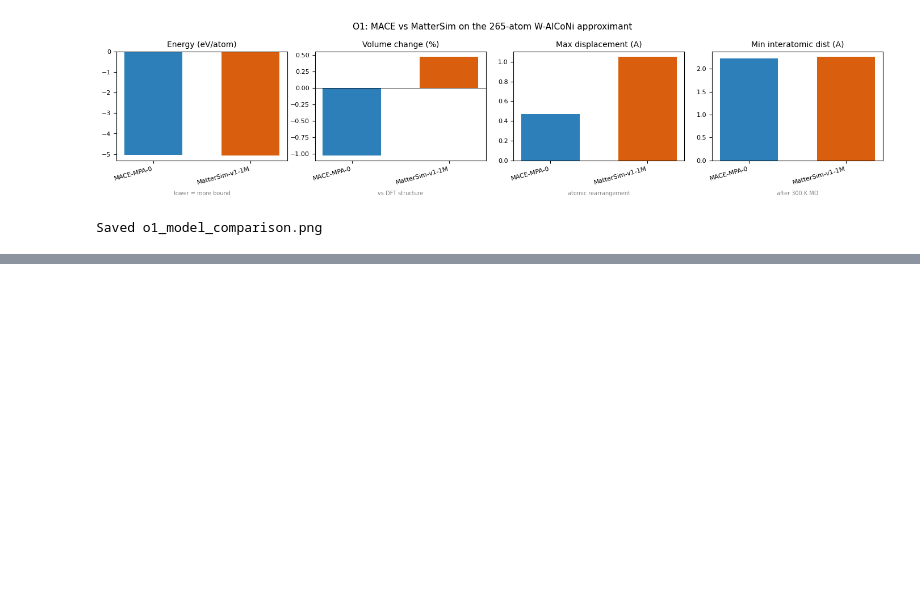
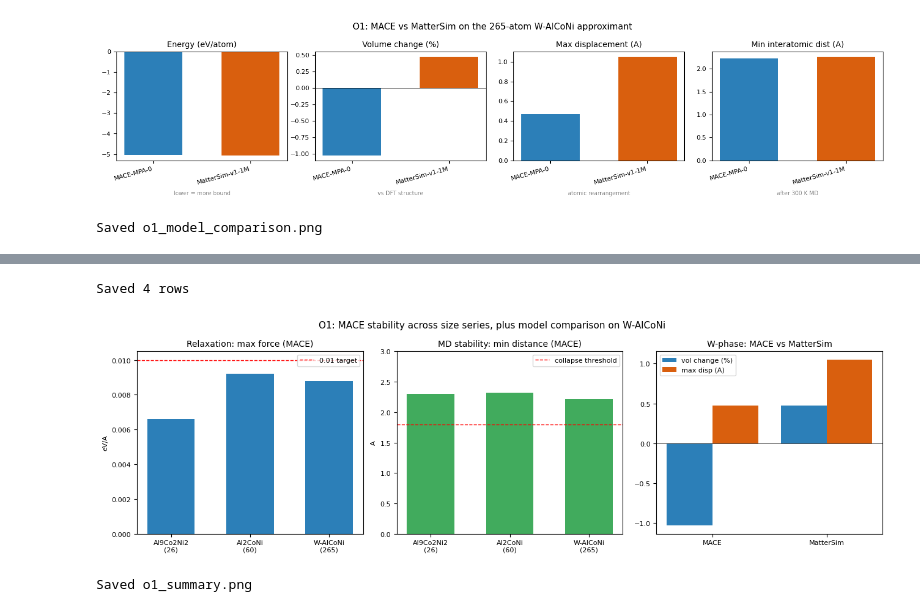
Before and after one commit to contactrameezraja/quasicrystal-mace, a Jupyter notebook: O1_Structure.ipynb, the cells around one changed output, grey strips where cells are left out. Saved outputs shown, nothing was run; the diff lists cells and outputs as text; code cells hidden in the pictures; blank space fills up the shorter version.

Commit message:
O1: size series (26/60/265 atoms) + updated summary figure and results

```diff
--- a/O1_Structure.ipynb
+++ b/O1_Structure.ipynb
@@ -589,0 +690,7 @@ Saved o1_model_comparison.png
+# %%
+from mace.calculators import mace_mp
+calc_mace = mace_mp(model="medium-mpa-0", device="cpu", default_dtype="float64")
+
+row_26 = run_model_workflow("MACE-MPA-0 / Al9Co2Ni2-26", calc_mace, atoms_26)
+results.append(row_26)
+print(row_26)
@@ -589,0 +702,5 @@ Saved o1_model_comparison.png
+# %%
+import json
+with open("o1_results.json", "w") as f:
+    json.dump([{k: float(v) if hasattr(v, "item") else v for k, v in r.items()} for r in results], f, indent=2)
+print("Saved", len(results), "rows:", [r["model"] for r in results])
@@ -589,0 +736,62 @@ Saved o1_model_comparison.png
+# %%
+import json
+with open("o1_results.json", "w") as f:
+    json.dump(results, f, indent=2)
+print("Saved", len(results), "rows")
+# %% [output]
+Saved 4 rows
+# %%
+import matplotlib.pyplot as plt
+import numpy as np
+
+# Separate the size-series (MACE across structures) from the model comparison
+mace_rows = [r for r in results if r["model"] == "MACE-MPA-0"]
+mace_rows = sorted(mace_rows, key=lambda r: r["n_atoms"])
+
+fig, axes = plt.subplots(1, 3, figsize=(13, 4))
+
+# Panel 1: max force across the size series (all should be below the 0.01 target)
+sizes = [r["n_atoms"] for r in mace_rows]
+labels = [f"{r['structure']}\n({r['n_atoms']})" for r in mace_rows]
+forces = [r["max_force"] for r in mace_rows]
+axes[0].bar(range(len(sizes)), forces, color="#2c7fb8", width=0.6)
+axes[0].axhline(0.01, color="red", linestyle="--", linewidth=1, label="0.01 target")
+axes[0].set_xticks(range(len(sizes)))
+axes[0].set_xticklabels(labels, fontsize=8)
+axes[0].set_title("Relaxation: max force (MACE)", fontsize=10)
+axes[0].set_ylabel("eV/A")
+axes[0].legend(fontsize=8)
+
+# Panel 2: min interatomic distance after MD (all should stay physical, ~2.3 A)
+mindist = [r["min_dist_A"] for r in mace_rows]
+axes[1].bar(range(len(sizes)), mindist, color="#41ab5d", width=0.6)
+axes[1].axhline(1.8, color="red", linestyle="--", linewidth=1, label="collapse threshold")
+axes[1].set_xticks(range(len(sizes)))
+axes[1].set_xticklabels(labels, fontsize=8)
+axes[1].set_title("MD stability: min distance (MACE)", fontsize=10)
+axes[1].set_ylabel("A")
+axes[1].set_ylim(0, 3)
+axes[1].legend(fontsize=8)
+
+# Panel 3: model comparison on the W-phase (MACE vs MatterSim)
+w_rows = [r for r in results if r["n_atoms"] == 265]
+mnames = [r["model"].replace("-v1-1M", "").replace("-MPA-0", "") for r in w_rows]
+vols = [r["vol_change_pct"] for r in w_rows]
+disps = [r["max_disp_A"] for r in w_rows]
+x = np.arange(len(w_rows))
+axes[2].bar(x - 0.2, vols, 0.4, label="vol change (%)", color="#2c7fb8")
+axes[2].bar(x + 0.2, disps, 0.4, label="max disp (A)", color="#d95f0e")
+axes[2].axhline(0, color="black", linewidth=0.5)
+axes[2].set_xticks(x)
+axes[2].set_xticklabels(mnames, fontsize=8)
+axes[2].set_title("W-phase: MACE vs MatterSim", fontsize=10)
+axes[2].legend(fontsize=8)
+
+fig.suptitle("O1: MACE stability across size series, plus model comparison on W-AlCoNi", fontsize=11)
+plt.tight_layout()
+plt.savefig("o1_summary.png", dpi=150, bbox_inches="tight")
+plt.show()
+print("Saved o1_summary.png")
+# %% [output]
+[figure, added]
+Saved o1_summary.png
```
Also changed, not shown: parts of 12 cells of this notebook, 6 other files.
